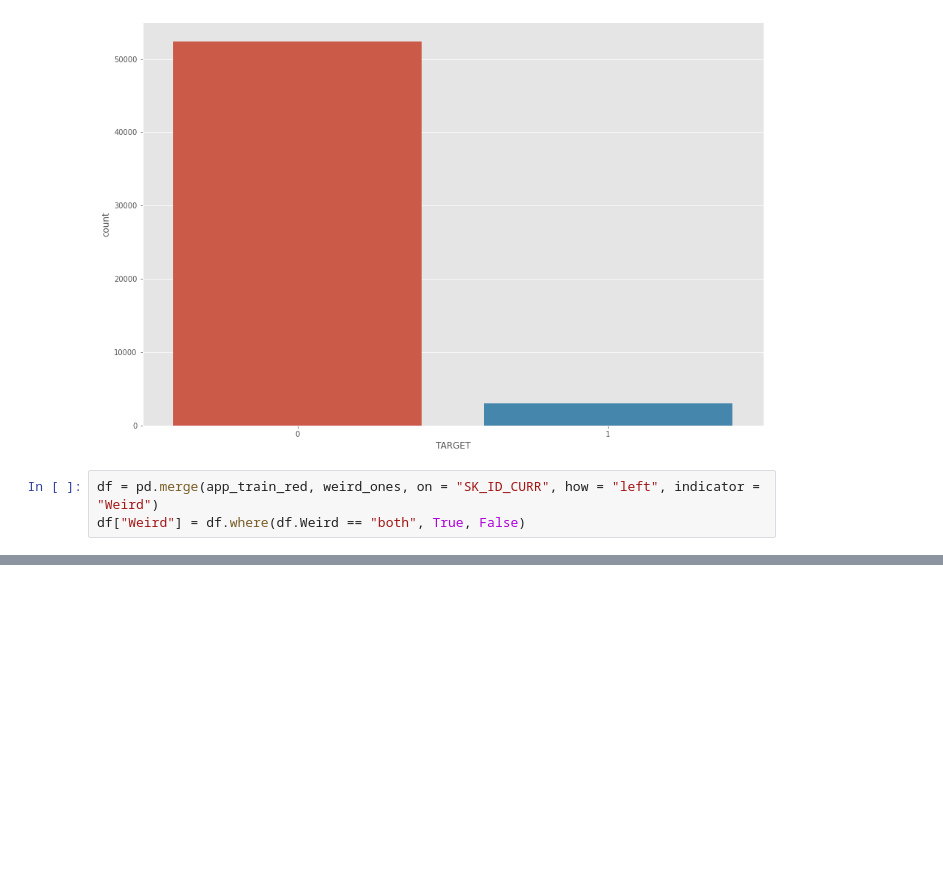
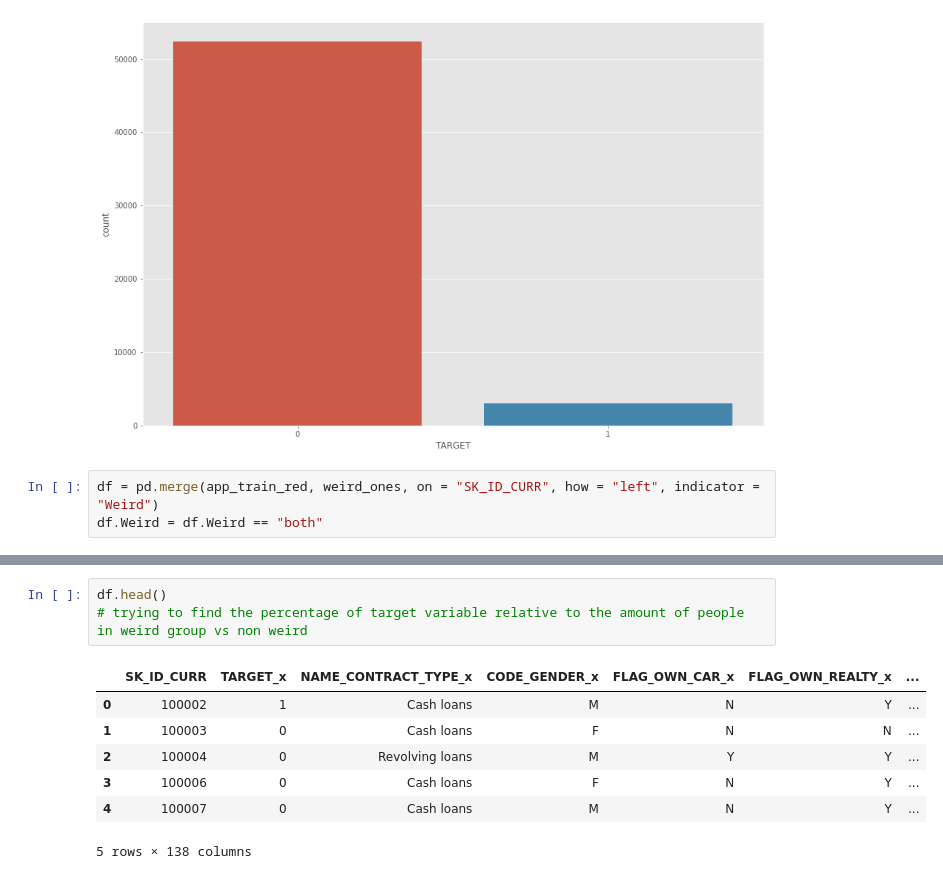
Before and after one commit to Antonio-Avila/Home-Credit-Default, a Jupyter notebook: Current_Apps_EDA.ipynb, the cells around one changed output, grey strips where cells are left out. Drawn from its saved outputs; the diff is of its cells as text; blank space fills up the shorter version.

```diff
--- a/Current_Apps_EDA.ipynb
+++ b/Current_Apps_EDA.ipynb
@@ -80,4 +80,4 @@ sns.countplot(x = weird_ones.TARGET)
 [figure]
 # %%
 df = pd.merge(app_train_red, weird_ones, on = "SK_ID_CURR", how = "left", indicator = "Weird")
-df["Weird"] = df.where(df.Weird == "both", True, False)
+df.Weird = df.Weird == "both"
@@ -102,3 +84,14 @@ app_train_red
+# %%
+df.head()
+# trying to find the percentage of target variable relative to the amount of people in weird group vs non weird
+# %% [output]
+|  | SK_ID_CURR | TARGET_x | NAME_CONTRACT_TYPE_x | CODE_GENDER_x | FLAG_OWN_CAR_x | FLAG_OWN_REALTY_x | ... |
+| 0 | 100002 | 1 | Cash loans | M | N | Y | ... |
+| 1 | 100003 | 0 | Cash loans | F | N | N | ... |
+| 2 | 100004 | 0 | Revolving loans | M | Y | Y | ... |
+| 3 | 100006 | 0 | Cash loans | F | N | Y | ... |
+| 4 | 100007 | 0 | Cash loans | M | N | Y | ... |
+5 rows × 138 columns
 # %% [markdown]
 <a style='text-decoration:none;line-height:16px;display:flex;color:#5B5B62;padding:10px;justify-content:end;' href='https://deepnote.com?utm_source=created-in-deepnote-cell&projectId=9263f292-ea73-48e7-8892-f3d3ed1db03c' target="_blank">
 <img alt='Created in deepnote.com' style='display:inline;max-height:16px;margin:0px;margin-right:7.5px;' src='embedded-picture-1' > </img>
```
Also changed, not shown: parts of 3 cells of this notebook.
